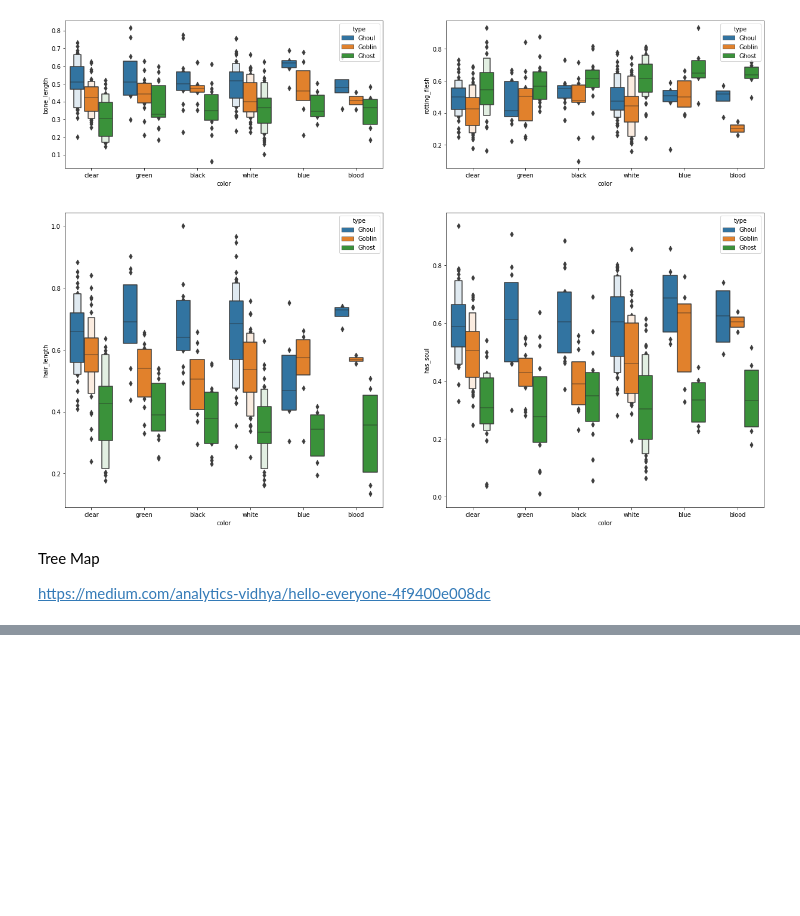
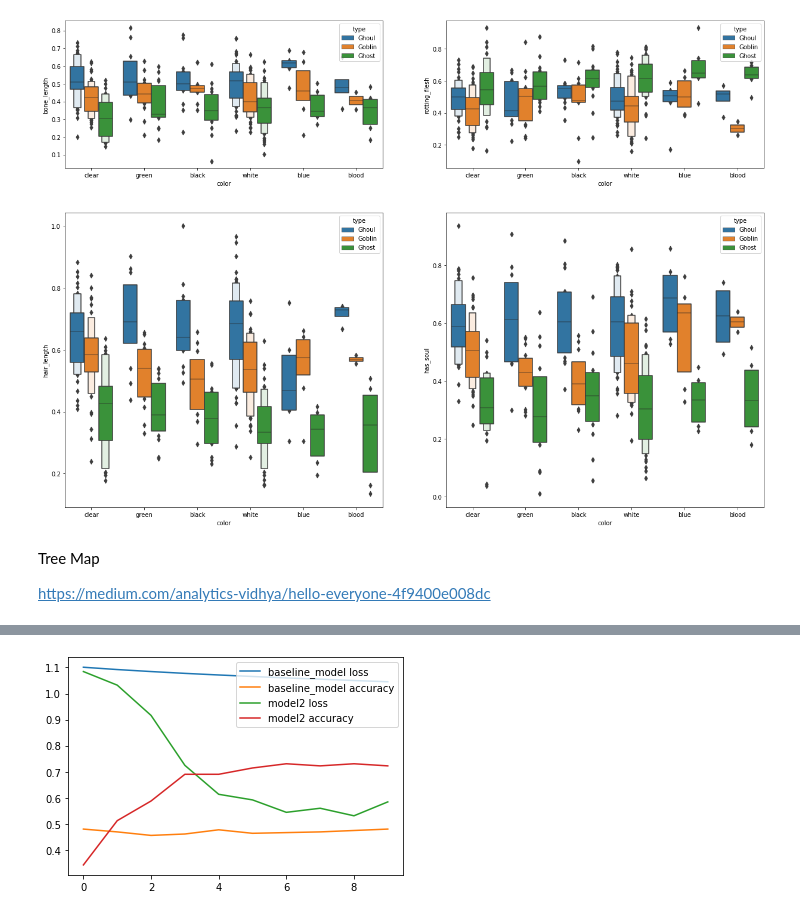
Before and after one commit to poolGolez/project-roosevelt, a Jupyter notebook: ghosts-goblins-ghosts-gotcha.ipynb, the cells around one changed output, grey strips where cells are left out. Cells and saved outputs as stored; diff of their text form; code cells hidden in the pictures; blank space fills up the shorter version.

```diff
--- a/ghosts-goblins-ghosts-gotcha.ipynb
+++ b/ghosts-goblins-ghosts-gotcha.ipynb
@@ -349,0 +547,4 @@ https://medium.com/analytics-vidhya/hello-everyone-4f9400e008dc
+# %%
+plot_history(history1, history2)
+# %% [output]
+[figure, added]
```
Also changed, not shown: parts of 21 cells of this notebook.
